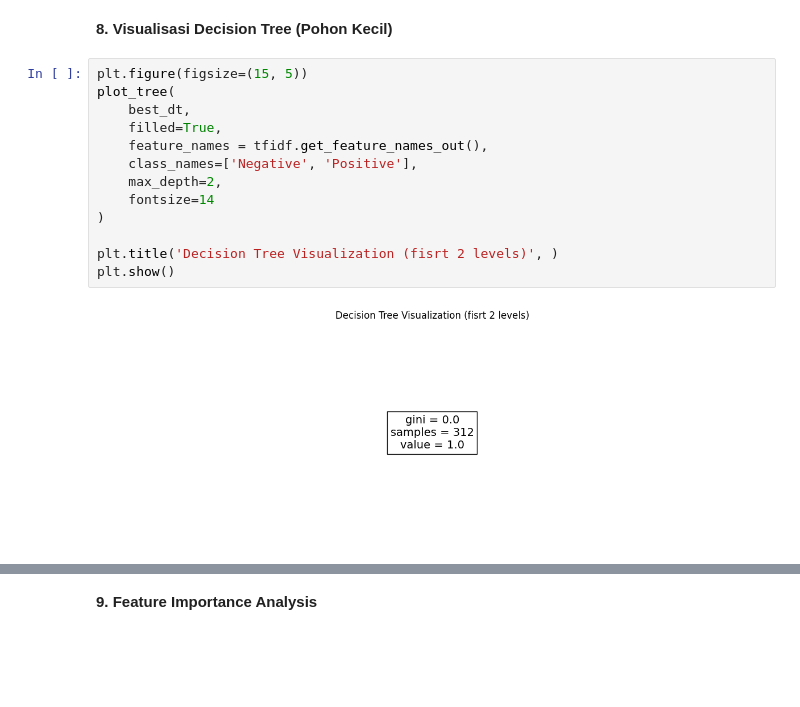
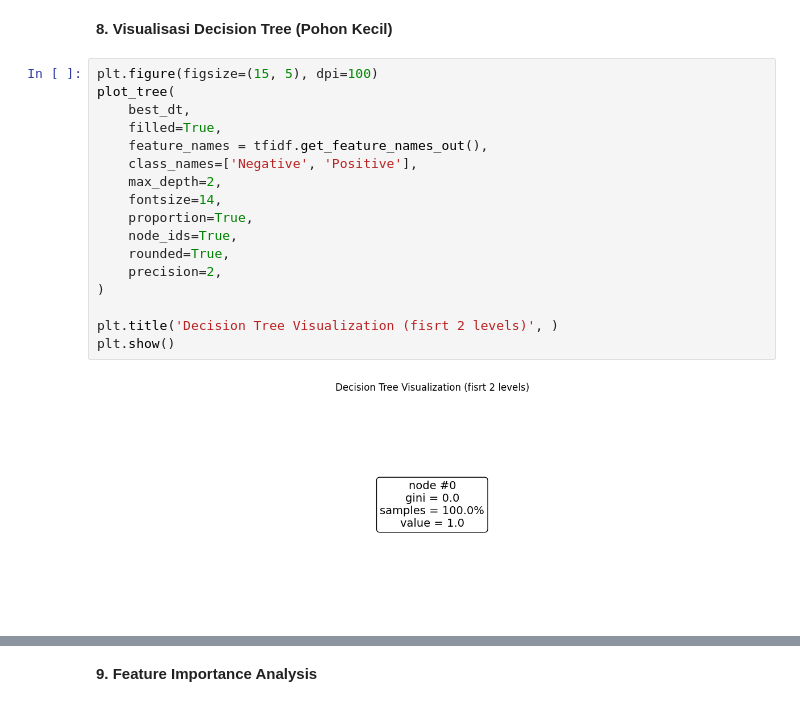
Before and after one commit to LatiefDataVisionary/text-mining-and-natural-language-processing-college-task, a Jupyter notebook: notebooks/decison_tree_model.ipynb, the cells around one changed output, grey strips where cells are left out. Drawn from its saved outputs; the diff is of its cells as text; blank space fills up the shorter version.

Commit message:
8. Visualisasi Decision Tree (Pohon Kecil): perbaikan(advanced)

```diff
--- a/notebooks/decison_tree_model.ipynb
+++ b/notebooks/decison_tree_model.ipynb
@@ -196,17 +196,21 @@ plt.show()
 # %% [markdown]
 **8. Visualisasi Decision Tree (Pohon Kecil)**
 # %%
-plt.figure(figsize=(15, 5))
+plt.figure(figsize=(15, 5), dpi=100)
 plot_tree(
     best_dt,
     filled=True,
     feature_names = tfidf.get_feature_names_out(),
     class_names=['Negative', 'Positive'],
     max_depth=2,
-    fontsize=14
+    fontsize=14,
+    proportion=True,
+    node_ids=True,
+    rounded=True,
+    precision=2,
 )
 
 plt.title('Decision Tree Visualization (fisrt 2 levels)', )
 plt.show()
 # %% [output]
-[figure, old version]
+[figure, new version]
```
Also changed, not shown: parts of 1 cell of this notebook.
